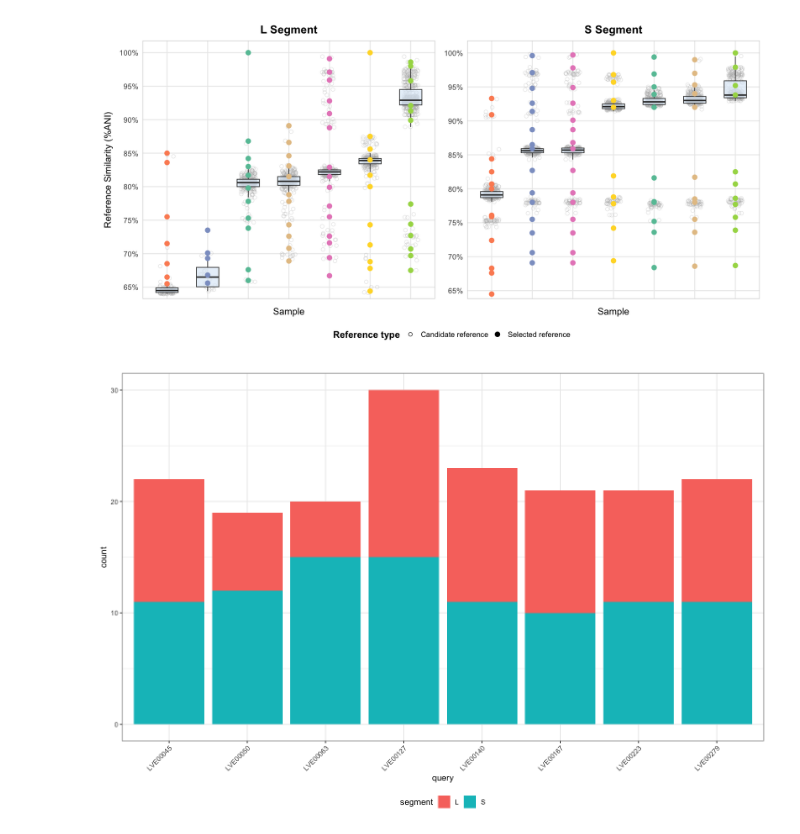
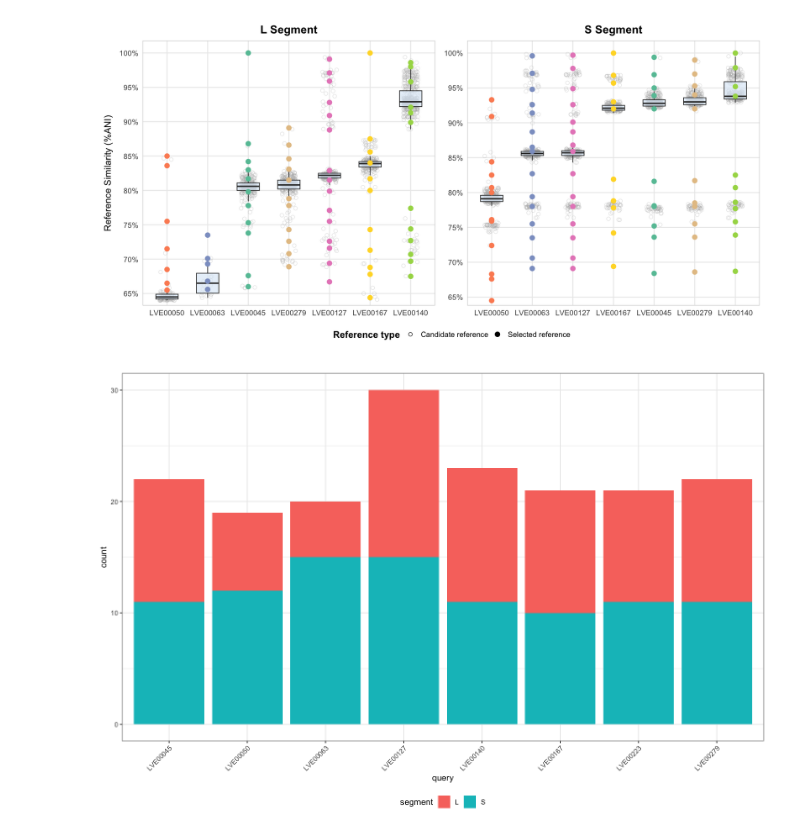
Before and after one commit to Joon-Klaps/nf-core-viralmetagenome-manuscript, a Jupyter notebook: analysis/benchmarking/S3_reference_scaffolding/00_reference_selection.ipynb, the cells around one changed output. Drawn from its saved outputs; the diff is of its cells as text; code cells hidden in the pictures.

```diff
--- a/analysis/benchmarking/S3_reference_scaffolding/00_reference_selection.ipynb
+++ b/analysis/benchmarking/S3_reference_scaffolding/00_reference_selection.ipynb
@@ -75,7 +75,7 @@ mmseqs_plot <- mmseqs %>%
 # Define common theme
 theme_style <- theme_minimal(base_size = 14) +
     theme(
-        axis.text.x = element_blank(),
+        # axis.text.x = element_blank(),
         axis.title.x = element_text(margin = margin(t = 10)),
         axis.title.y = element_text(margin = margin(r = 10)),
         panel.grid.minor = element_blank(),
@@ -114,7 +114,7 @@ p_L <- ggplot(filter(mmseqs_plot, segment == "L segment"),
         breaks = scales::pretty_breaks(n = 6),
         expand = expansion(mult = c(0.02, 0.05))
     ) +
-    labs(x = "Sample", y = "Reference Similarity (%ANI)", title = "L Segment") +
+    labs(x = NULL, y = "Reference Similarity (%ANI)", title = "L Segment") +
     theme_style +
     guides(color = "none")
 
@@ -138,35 +138,35 @@ p_S <- ggplot(filter(mmseqs_plot, segment == "S segment"),
     scale_color_brewer(palette = "Set2") +
     scale_shape_manual(
         values = c("Selected reference" = 16, "Candidate reference" = 1),
         guide = guide_legend(title = "Reference type")
     ) +
     scale_alpha_manual(values = c("Selected reference" = 1, "Candidate reference" = 0.35), guide = "none") +
     scale_y_continuous(
         labels = scales::percent_format(accuracy = 1),
         breaks = scales::pretty_breaks(n = 6),
         expand = expansion(mult = c(0.02, 0.05))
     ) +
-    labs(x = "Sample", y = NULL, title = "S Segment") +
+    labs(x = NULL, y = NULL, title = "S Segment") +
     theme_style +
     guides(color = "none")
 
 # Combine
 p <- (p_L | p_S) +
         plot_layout(guides = "collect") +
         plot_annotation(
             theme = theme(
                 plot.title = element_text(hjust = 0.5, face = "bold"),
                 plot.subtitle = element_text(hjust = 0.5)
             )
         ) & theme(legend.position = "bottom")
 
 p
 
 # Save plot
 ggsave("images/supplfig-2_reference_selection.png", p, width = 14, height = 7, dpi = 300)
 ggsave("../../../Fig/supplfig2.png", p, width = 14, height = 7, dpi = 300)
 # %% [output]
-[figure, old version]
+[figure, new version]
 # %%
 # Checking how many we have for every query
 ggplot(selected_references, aes(x = query, fill = segment)) +
```
Also changed, not shown: parts of 1 cell of this notebook, 42 other files.
